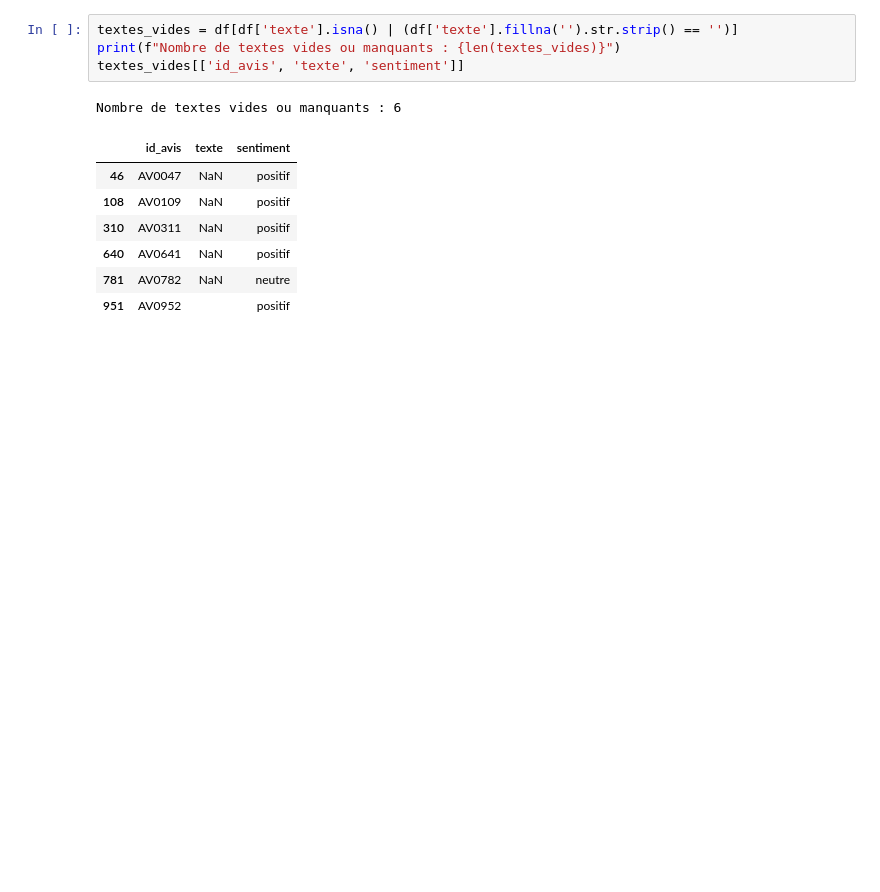
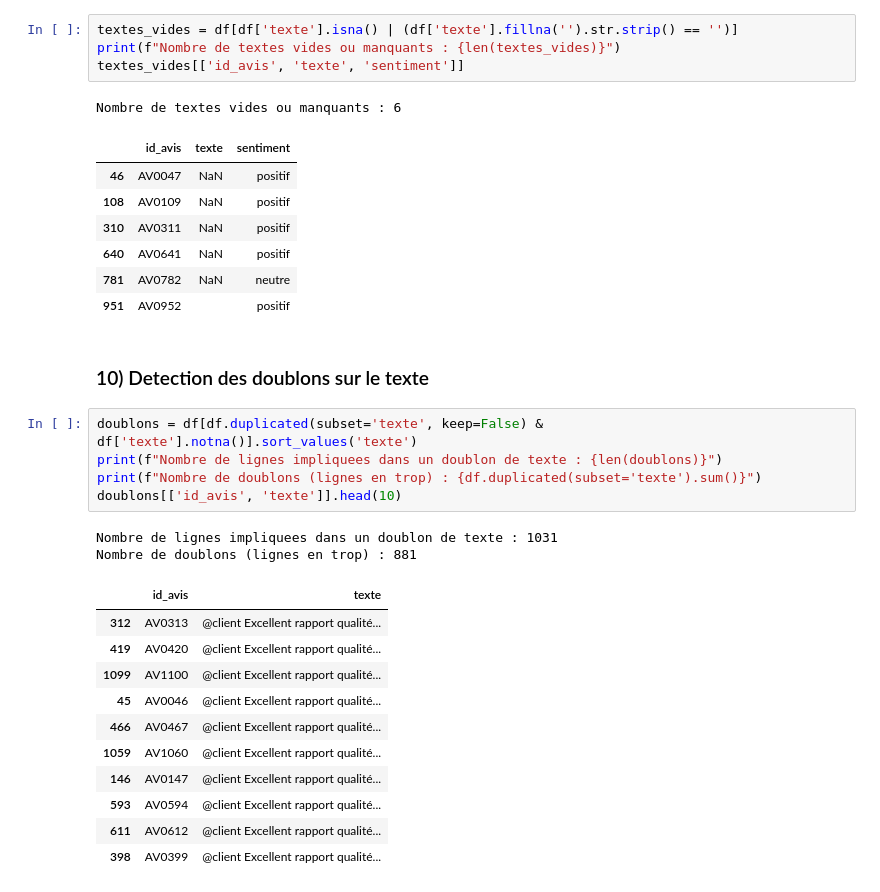
Before and after one commit to khadija470/atelier_prepa_donnees_textuelles, a Jupyter notebook: notebooks/atelier_prepa_donnees_textuelles.ipynb, the cells around one changed output. Drawn from its saved outputs; the diff is of its cells as text; blank space fills up the shorter version.

Commit message:
Partie 1 - 10) Detection des doublons sur le texte (881 doublons sur 1200 avis)

```diff
--- a/notebooks/atelier_prepa_donnees_textuelles.ipynb
+++ b/notebooks/atelier_prepa_donnees_textuelles.ipynb
@@ -166,3 +166,24 @@ Nombre de textes vides ou manquants : 6
 | 640 | AV0641 | NaN | positif |
 | 781 | AV0782 | NaN | neutre |
 | 951 | AV0952 |  | positif |
+# %% [markdown]
+### 10) Detection des doublons sur le texte
+# %%
+doublons = df[df.duplicated(subset='texte', keep=False) & df['texte'].notna()].sort_values('texte')
+print(f"Nombre de lignes impliquees dans un doublon de texte : {len(doublons)}")
+print(f"Nombre de doublons (lignes en trop) : {df.duplicated(subset='texte').sum()}")
+doublons[['id_avis', 'texte']].head(10)
+# %% [output]
+Nombre de lignes impliquees dans un doublon de texte : 1031
+Nombre de doublons (lignes en trop) : 881
+|  | id_avis | texte |
+| 312 | AV0313 | @client Excellent rapport qualité... |
+| 419 | AV0420 | @client Excellent rapport qualité... |
+| 1099 | AV1100 | @client Excellent rapport qualité... |
+| 45 | AV0046 | @client Excellent rapport qualité... |
+| 466 | AV0467 | @client Excellent rapport qualité... |
+| 1059 | AV1060 | @client Excellent rapport qualité... |
+| 146 | AV0147 | @client Excellent rapport qualité... |
+| 593 | AV0594 | @client Excellent rapport qualité... |
+| 611 | AV0612 | @client Excellent rapport qualité... |
+| 398 | AV0399 | @client Excellent rapport qualité... |
```
